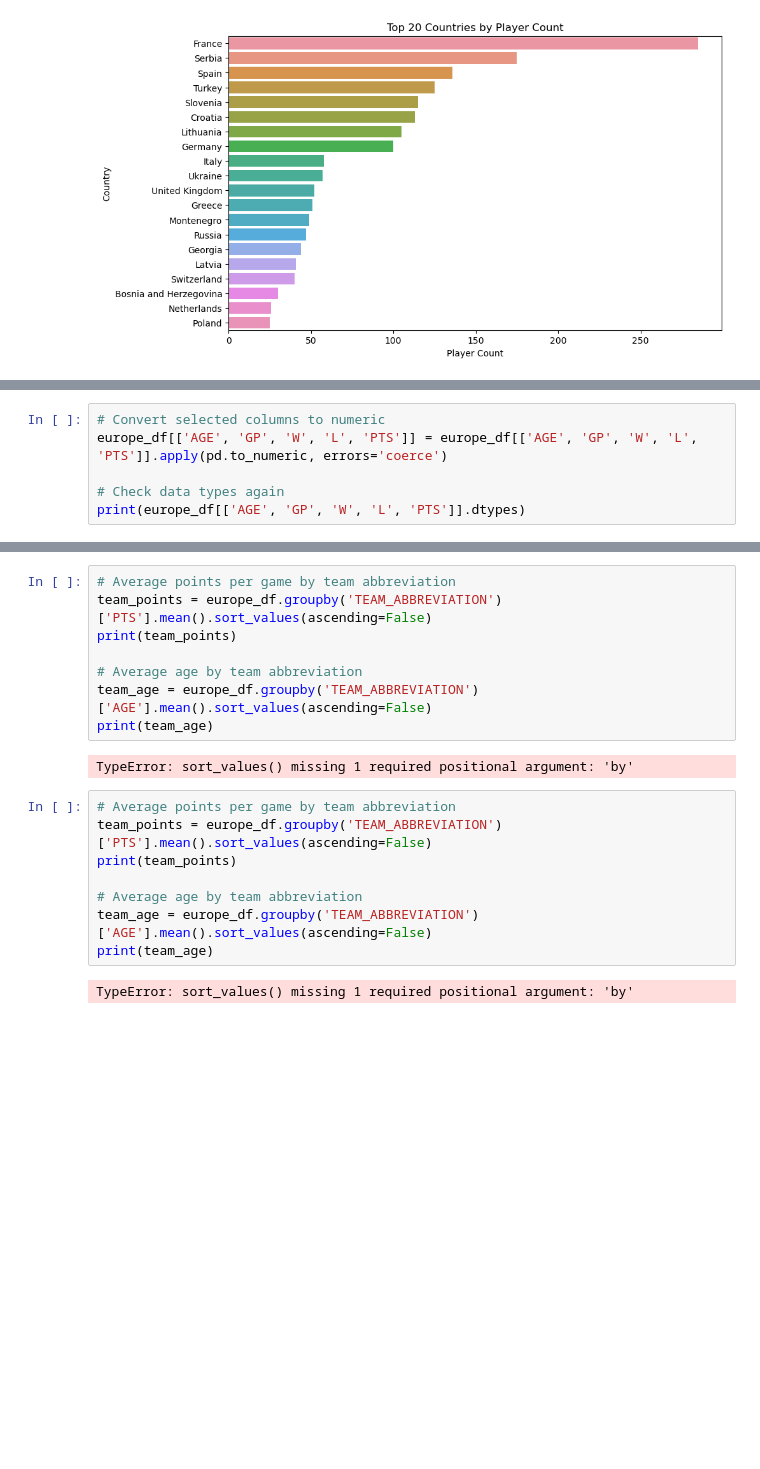
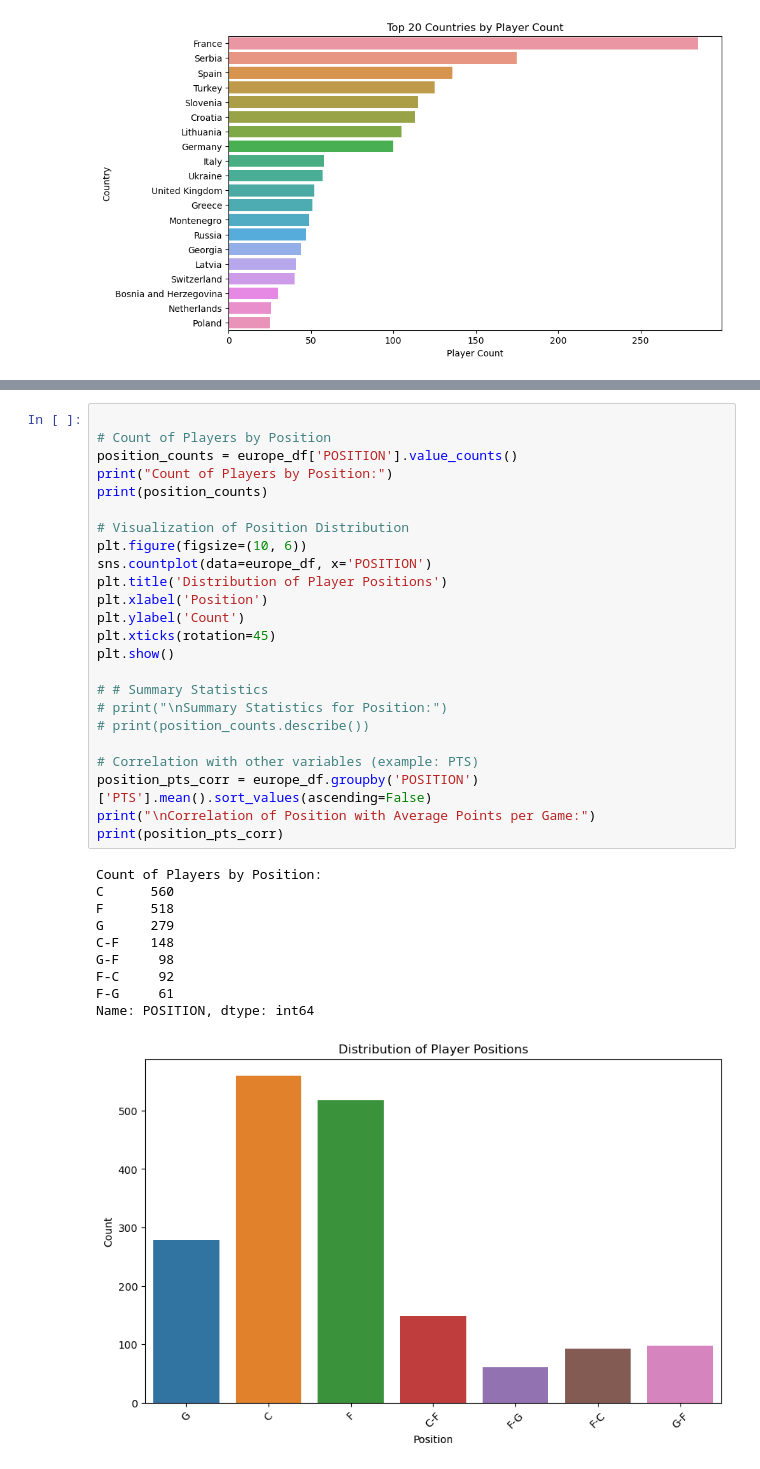
Before and after one commit to NEAT-Scouting-Data-Analytics/NEAT-Scouting-Data-Analytics, a Jupyter notebook: Merged_nba_stats_allen.ipynb, the cells around one changed output, grey strips where cells are left out. Saved outputs shown, nothing was run; the diff lists cells and outputs as text; blank space fills up the shorter version.

```diff
--- a/Merged_nba_stats_allen.ipynb
+++ b/Merged_nba_stats_allen.ipynb
@@ -227,6 +189,0 @@ dtype: object
-# %%
-# Convert selected columns to numeric
-europe_df[['AGE', 'GP', 'W', 'L', 'PTS']] = europe_df[['AGE', 'GP', 'W', 'L', 'PTS']].apply(pd.to_numeric, errors='coerce')
-
-# Check data types again
-print(europe_df[['AGE', 'GP', 'W', 'L', 'PTS']].dtypes)
@@ -261,20 +190,35 @@ See the caveats in the documentation: https://pandas.pydata.org/pandas-docs/stab
-# %%
-# Average points per game by team abbreviation
-team_points = europe_df.groupby('TEAM_ABBREVIATION')['PTS'].mean().sort_values(ascending=False)
-print(team_points)
-
-# Average age by team abbreviation
-team_age = europe_df.groupby('TEAM_ABBREVIATION')['AGE'].mean().sort_values(ascending=False)
-print(team_age)
-# %% [output]
-TypeError: sort_values() missing 1 required positional argument: 'by'
-# %%
-# Average points per game by team abbreviation
-team_points = europe_df.groupby('TEAM_ABBREVIATION')['PTS'].mean().sort_values(ascending=False)
-print(team_points)
-
-# Average age by team abbreviation
-team_age = europe_df.groupby('TEAM_ABBREVIATION')['AGE'].mean().sort_values(ascending=False)
-print(team_age)
-# %% [output]
-TypeError: sort_values() missing 1 required positional argument: 'by'
+# %%
+
+# Count of Players by Position
+position_counts = europe_df['POSITION'].value_counts()
+print("Count of Players by Position:")
+print(position_counts)
+
+# Visualization of Position Distribution
+plt.figure(figsize=(10, 6))
+sns.countplot(data=europe_df, x='POSITION')
+plt.title('Distribution of Player Positions')
+plt.xlabel('Position')
+plt.ylabel('Count')
+plt.xticks(rotation=45)
+plt.show()
+
+# # Summary Statistics
+# print("\nSummary Statistics for Position:")
+# print(position_counts.describe())
+
+# Correlation with other variables (example: PTS)
+position_pts_corr = europe_df.groupby('POSITION')['PTS'].mean().sort_values(ascending=False)
+print("\nCorrelation of Position with Average Points per Game:")
+print(position_pts_corr)
+# %% [output]
+Count of Players by Position:
+C      560
+F      518
+G      279
+C-F    148
+G-F     98
+F-C     92
+F-G     61
+Name: POSITION, dtype: int64
+[figure, added]
```
Also changed, not shown: parts of 48 cells of this notebook.
